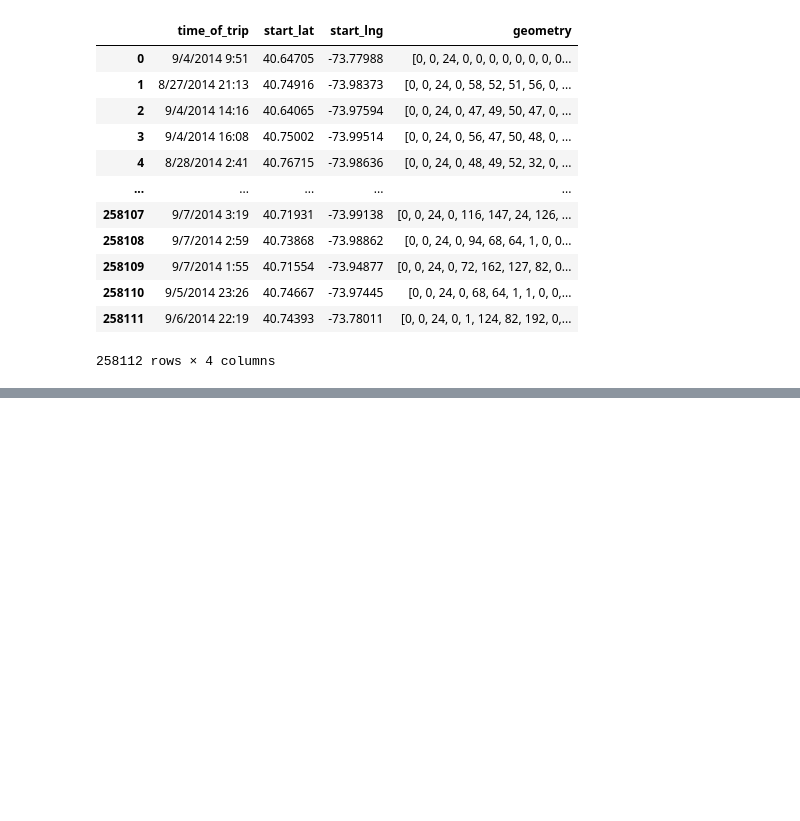
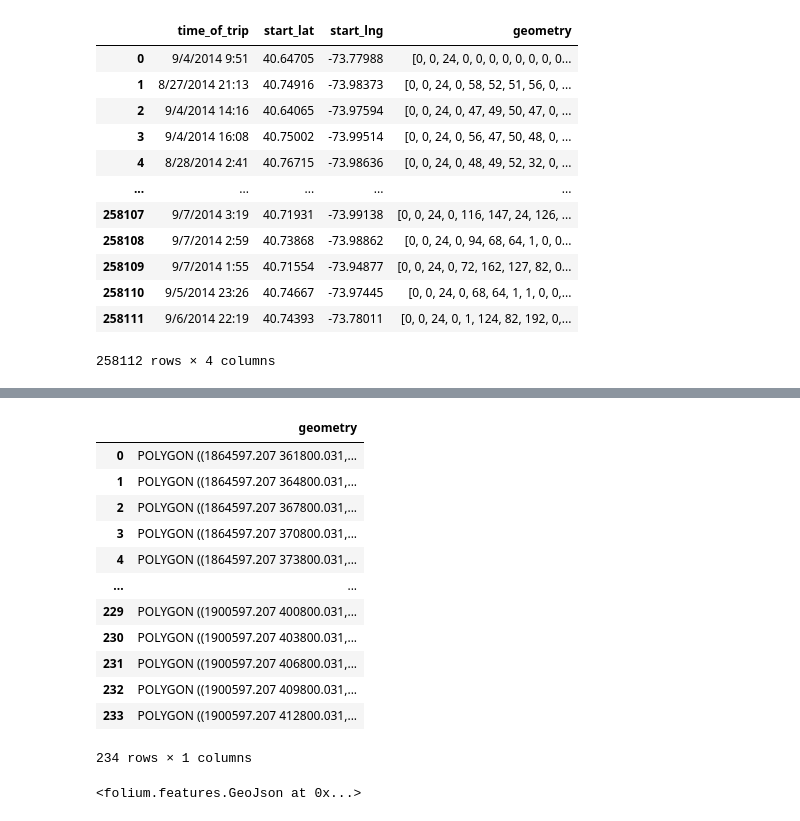
Before and after one commit to jc9677/duckdb, a Jupyter notebook: duckdb_nyc.ipynb, the cells around one changed output, grey strips where cells are left out. Saved outputs shown, nothing was run; the diff lists cells and outputs as text; code cells hidden in the pictures; blank space fills up the shorter version.

```diff
--- a/duckdb_nyc.ipynb
+++ b/duckdb_nyc.ipynb
@@ -176,0 +246,26 @@ RuntimeError: HTTP Error: Unable to connect to URL "https://github.com/jc9677/du
+# %%
+grid.set_crs(crs='esri:102001', inplace=True)
+# %% [output]
+|  | geometry |
+| 0 | POLYGON ((1864597.207 361800.031,... |
+| 1 | POLYGON ((1864597.207 364800.031,... |
+| 2 | POLYGON ((1864597.207 367800.031,... |
+| 3 | POLYGON ((1864597.207 370800.031,... |
+| 4 | POLYGON ((1864597.207 373800.031,... |
+| ... | ... |
+| 229 | POLYGON ((1900597.207 400800.031,... |
+| 230 | POLYGON ((1900597.207 403800.031,... |
+| 231 | POLYGON ((1900597.207 406800.031,... |
+| 232 | POLYGON ((1900597.207 409800.031,... |
+| 233 | POLYGON ((1900597.207 412800.031,... |
+234 rows × 1 columns
+# %%
+# Create a folium map
+import folium
+
+m = folium.Map(location=[45.5, -73.5], zoom_start=10)
+
+# Add the grid to the map
+folium.GeoJson(grid).add_to(m)
+# %% [output]
+<folium.features.GeoJson at 0x...>
```
Also changed, not shown: parts of 9 cells of this notebook.
